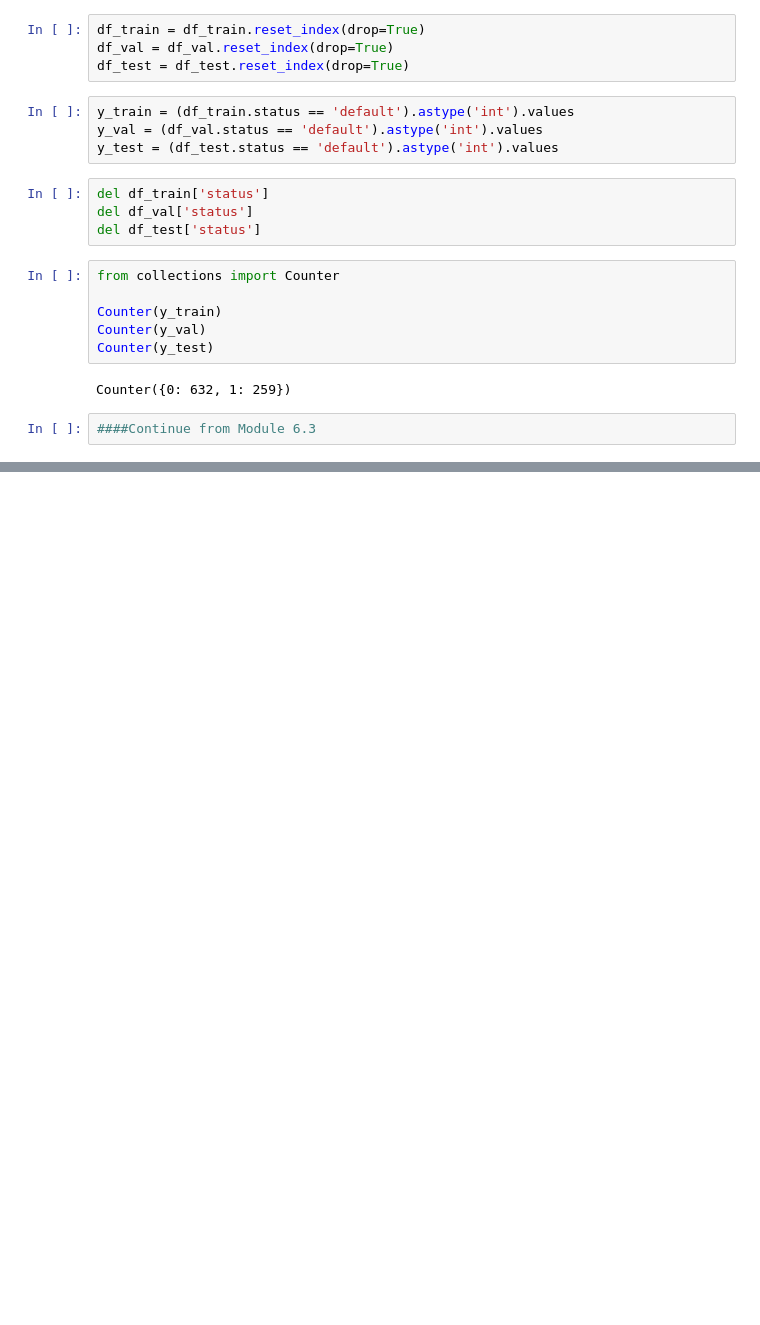
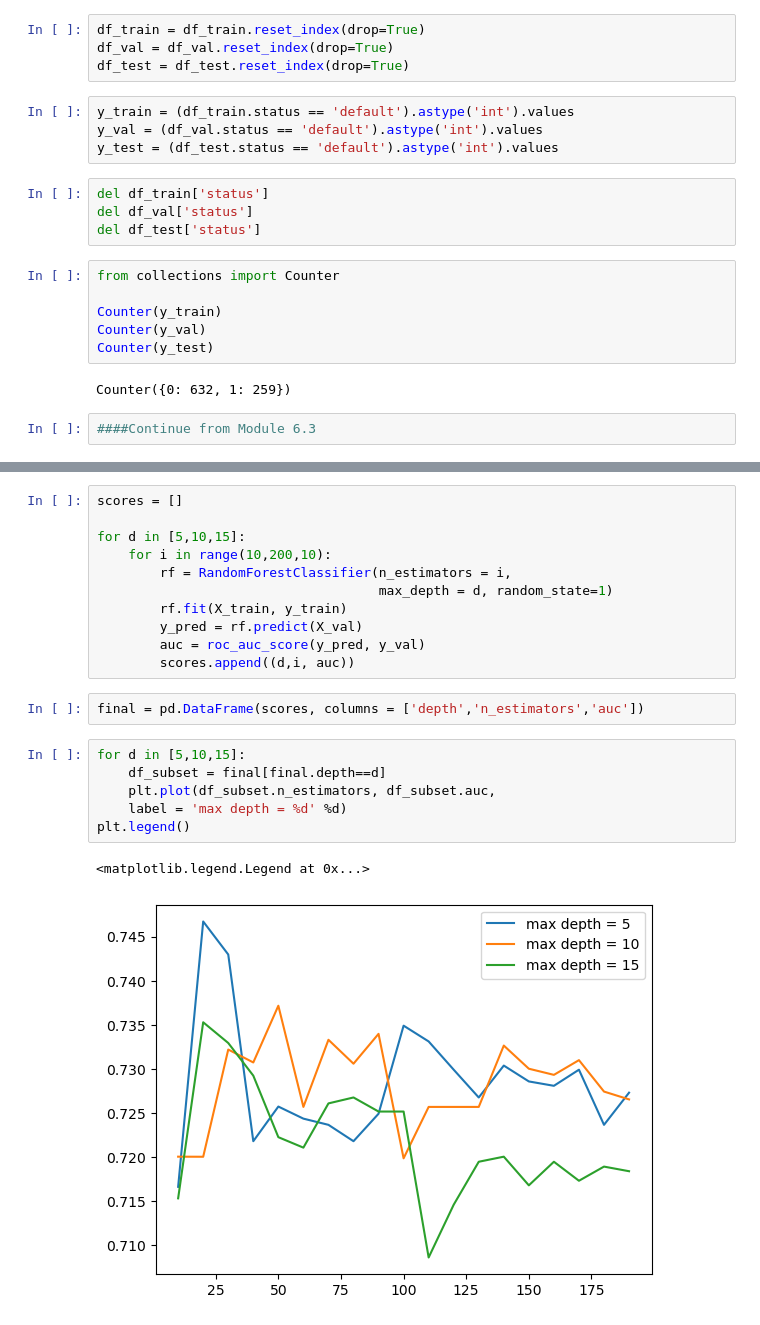
Before and after one commit to BestAnalystNA/machine-learning-zoomcamp, a Jupyter notebook: 06-trees/baNA_LiveCoding_2Nov2024.ipynb, the cells around one changed output, grey strips where cells are left out. Drawn from its saved outputs; the diff is of its cells as text; blank space fills up the shorter version.

```diff
--- a/06-trees/baNA_LiveCoding_2Nov2024.ipynb
+++ b/06-trees/baNA_LiveCoding_2Nov2024.ipynb
@@ -175,0 +388,22 @@ model overfit to training daTA sofar in video
+# %%
+scores = []
+
+for d in [5,10,15]:
+    for i in range(10,200,10):
+        rf = RandomForestClassifier(n_estimators = i,
+                                    max_depth = d, random_state=1)
+        rf.fit(X_train, y_train)
+        y_pred = rf.predict(X_val)
+        auc = roc_auc_score(y_pred, y_val)
+        scores.append((d,i, auc))
+# %%
+final = pd.DataFrame(scores, columns = ['depth','n_estimators','auc'])
+# %%
+for d in [5,10,15]:
+    df_subset = final[final.depth==d]
+    plt.plot(df_subset.n_estimators, df_subset.auc,
+    label = 'max depth = %d' %d)
+plt.legend()
+# %% [output]
+<matplotlib.legend.Legend at 0x...>
+[figure, added]
```
Also changed, not shown: parts of 54 cells of this notebook.
